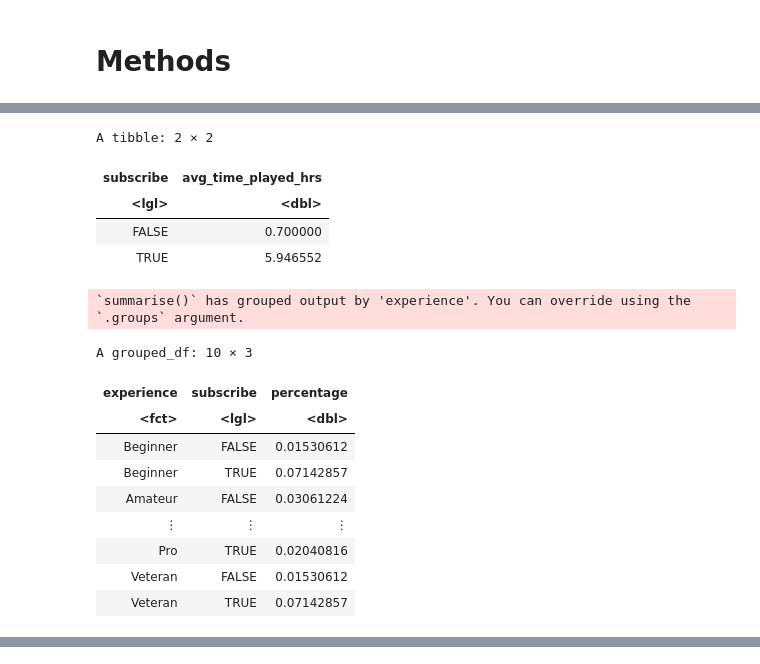
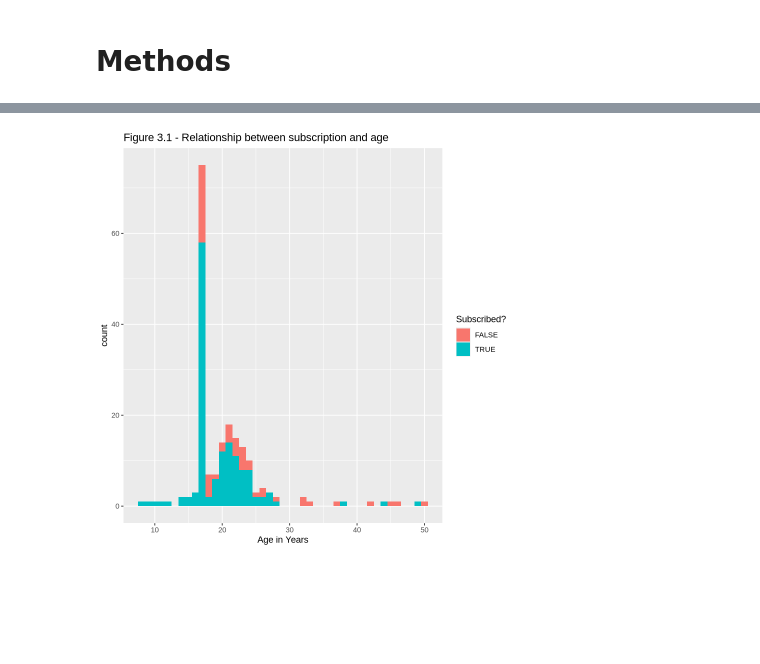
Before and after one commit to Elauri/dsci-100-project, a Jupyter notebook: project.ipynb, the cells around one changed output, grey strips where cells are left out. Drawn from its saved outputs; the diff is of its cells as text; code cells hidden in the pictures; blank space fills up the shorter version.

```diff
--- a/project.ipynb
+++ b/project.ipynb
@@ -119,12 +102,0 @@ Warning message:
-# %%
-avg_time_sub <- player_data |>
-                filter(Age == 17) |>
-                group_by(subscribe) |>
-                summarize(avg_time_played_hrs = mean(played_hours, na.rm = TRUE))
-avg_time_sub
-# %% [output]
-A tibble: 2 × 2
-| subscribe | avg_time_played_hrs |
-| <lgl> | <dbl> |
-| FALSE | 0.700000 |
-| TRUE | 5.946552 |
@@ -139,22 +103,7 @@ experience_sub
-# %%
-experience_sub_17 <- player_data |>
-                    filter(Age == 17) |>
-                    group_by(experience, subscribe) |>
-                    summarize(count = n()) |>
-                    mutate(total_num = nrow(player_data)) |>
-                    mutate(percentage = count / total_num) |>
-                    select(experience, subscribe, percentage)
-experience_sub_17
-# %% [output]
-`summarise()` has grouped output by 'experience'. You can override using the
-`.groups` argument.
-A grouped_df: 10 × 3
-| experience | subscribe | percentage |
-| <fct> | <lgl> | <dbl> |
-| Beginner | FALSE | 0.01530612 |
-| Beginner | TRUE | 0.07142857 |
-| Amateur | FALSE | 0.03061224 |
-| ⋮ | ⋮ | ⋮ |
-| Pro | TRUE | 0.02040816 |
-| Veteran | FALSE | 0.01530612 |
-| Veteran | TRUE | 0.07142857 |
+# %%
+age_histogram <- ggplot(player_data, aes(x = age)) +
+                geom_histogram(binwidth = 1, aes(fill = subscribe)) +
+                labs(x = "Age in Years", fill = "Subscribed?") +
+                ggtitle("Figure 3.1 - Relationship between subscription and age")
+age_histogram
+# %% [output]
@@ -160,0 +112 @@ A grouped_df: 10 × 3
+[figure, added]
```
Also changed, not shown: parts of 74 cells of this notebook.
